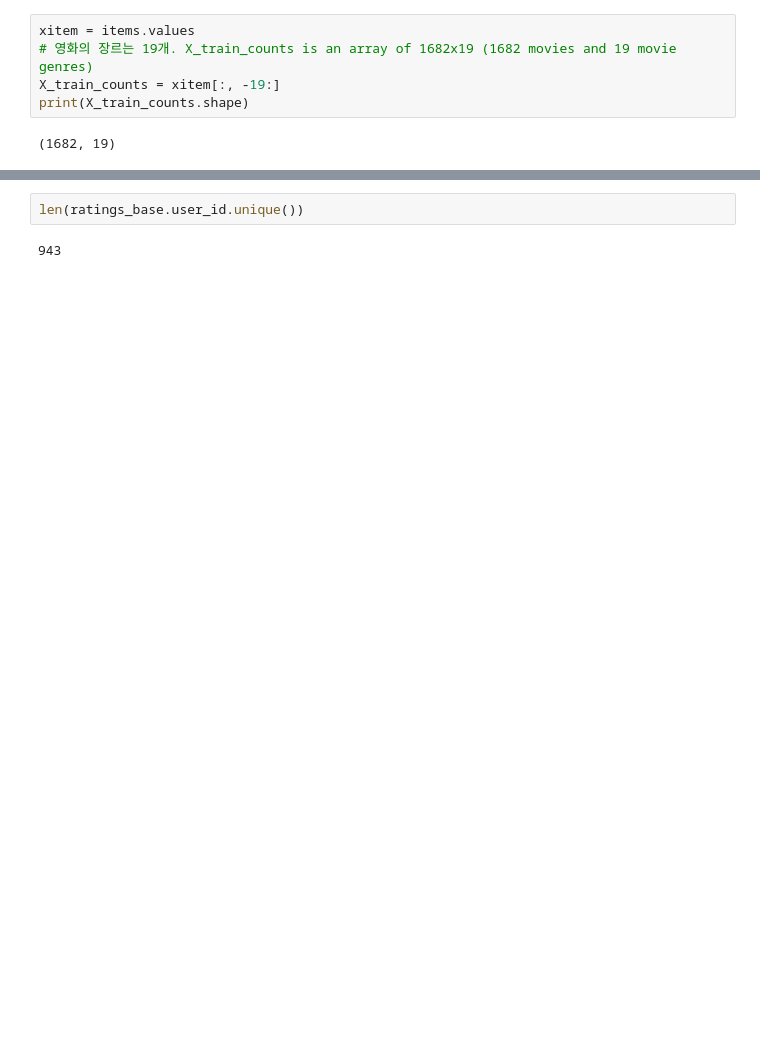
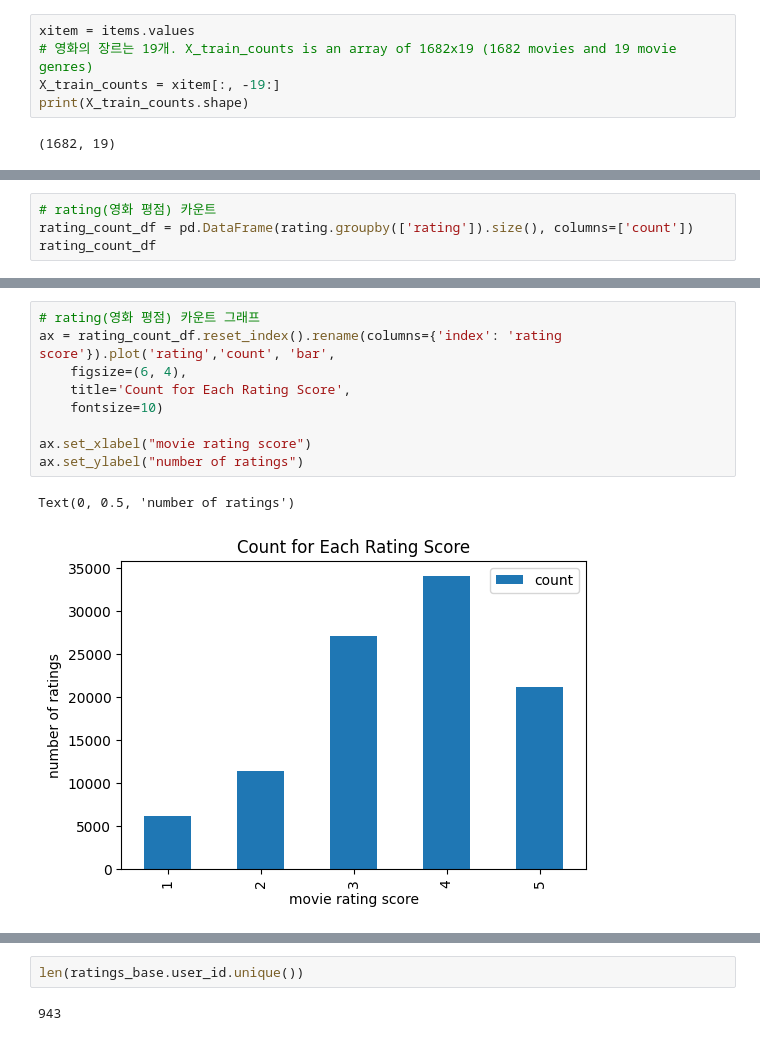
Before and after one commit to yunong-E/cp2-Recommendation-System, a Jupyter notebook: cp2.ipynb, the cells around one changed output, grey strips where cells are left out. Drawn from its saved outputs; the diff is of its cells as text; blank space fills up the shorter version.

```diff
--- a/cp2.ipynb
+++ b/cp2.ipynb
@@ -441,0 +567,4 @@ print(X_train_counts.shape)
+# %%
+# rating(영화 평점) 카운트
+rating_count_df = pd.DataFrame(rating.groupby(['rating']).size(), columns=['count'])
+rating_count_df
@@ -441,0 +579,12 @@ print(X_train_counts.shape)
+# %%
+# rating(영화 평점) 카운트 그래프
+ax = rating_count_df.reset_index().rename(columns={'index': 'rating score'}).plot('rating','count', 'bar',
+    figsize=(6, 4),
+    title='Count for Each Rating Score',
+    fontsize=10)
+
+ax.set_xlabel("movie rating score")
+ax.set_ylabel("number of ratings")
+# %% [output]
+Text(0, 0.5, 'number of ratings')
+[figure, added]
```
Also changed, not shown: parts of 116 cells of this notebook.
